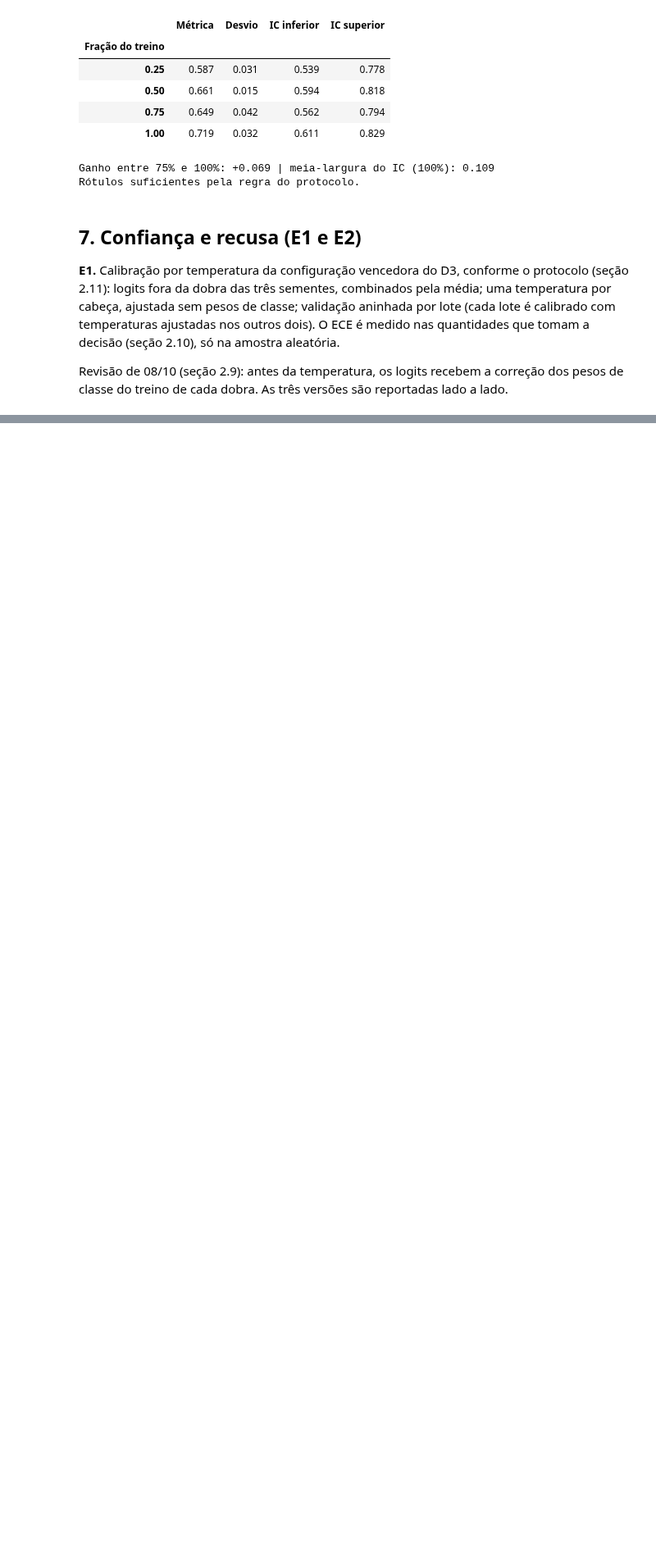
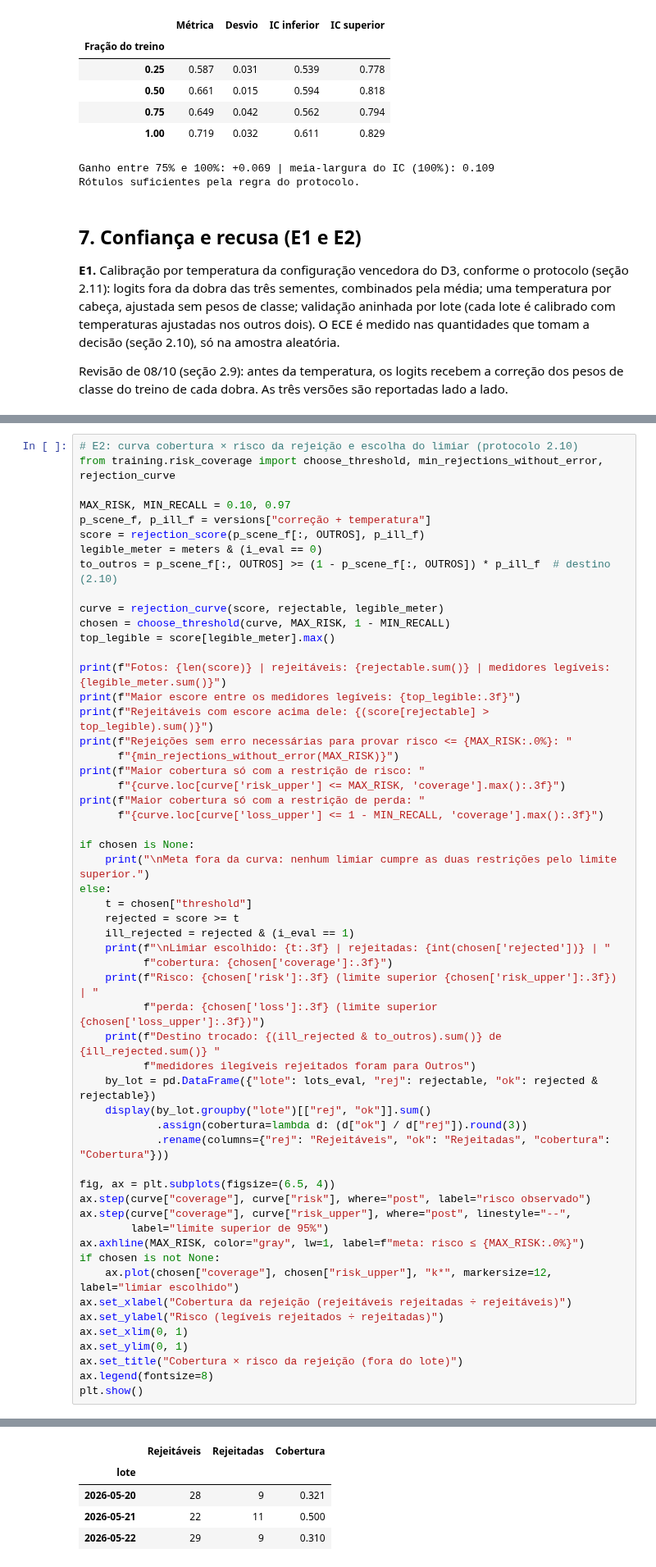
Before and after one commit to phelipecscosta/leitura_automatizada_mostradores_energia_pesquisa, a Jupyter notebook: lab-02/lab02.ipynb, the cells around one changed output, grey strips where cells are left out. Shown at 82% size. Saved outputs shown, nothing was run; the diff lists cells and outputs as text; blank space fills up the shorter version.

Commit message:
feat: traça a curva cobertura × risco da rejeição e fixa o limiar (E2)

```diff
--- a/lab-02/lab02.ipynb
+++ b/lab-02/lab02.ipynb
@@ -830,0 +836,56 @@ plt.show()
+# %%
+# E2: curva cobertura × risco da rejeição e escolha do limiar (protocolo 2.10)
+from training.risk_coverage import choose_threshold, min_rejections_without_error, rejection_curve
+
+MAX_RISK, MIN_RECALL = 0.10, 0.97
+p_scene_f, p_ill_f = versions["correção + temperatura"]
+score = rejection_score(p_scene_f[:, OUTROS], p_ill_f)
+legible_meter = meters & (i_eval == 0)
+to_outros = p_scene_f[:, OUTROS] >= (1 - p_scene_f[:, OUTROS]) * p_ill_f  # destino (2.10)
+
+curve = rejection_curve(score, rejectable, legible_meter)
+chosen = choose_threshold(curve, MAX_RISK, 1 - MIN_RECALL)
+top_legible = score[legible_meter].max()
+
+print(f"Fotos: {len(score)} | rejeitáveis: {rejectable.sum()} | medidores legíveis: {legible_meter.sum()}")
+print(f"Maior escore entre os medidores legíveis: {top_legible:.3f}")
+print(f"Rejeitáveis com escore acima dele: {(score[rejectable] > top_legible).sum()}")
+print(f"Rejeições sem erro necessárias para provar risco <= {MAX_RISK:.0%}: "
+      f"{min_rejections_without_error(MAX_RISK)}")
+print(f"Maior cobertura só com a restrição de risco: "
+      f"{curve.loc[curve['risk_upper'] <= MAX_RISK, 'coverage'].max():.3f}")
+print(f"Maior cobertura só com a restrição de perda: "
+      f"{curve.loc[curve['loss_upper'] <= 1 - MIN_RECALL, 'coverage'].max():.3f}")
+
+if chosen is None:
+    print("\nMeta fora da curva: nenhum limiar cumpre as duas restrições pelo limite superior.")
+else:
+    t = chosen["threshold"]
+    rejected = score >= t
+    ill_rejected = rejected & (i_eval == 1)
+    print(f"\nLimiar escolhido: {t:.3f} | rejeitadas: {int(chosen['rejected'])} | "
+          f"cobertura: {chosen['coverage']:.3f}")
+    print(f"Risco: {chosen['risk']:.3f} (limite superior {chosen['risk_upper']:.3f}) | "
+          f"perda: {chosen['loss']:.3f} (limite superior {chosen['loss_upper']:.3f})")
+    print(f"Destino trocado: {(ill_rejected & to_outros).sum()} de {ill_rejected.sum()} "
+          f"medidores ilegíveis rejeitados foram para Outros")
+    by_lot = pd.DataFrame({"lote": lots_eval, "rej": rejectable, "ok": rejected & rejectable})
+    display(by_lot.groupby("lote")[["rej", "ok"]].sum()
+            .assign(cobertura=lambda d: (d["ok"] / d["rej"]).round(3))
+            .rename(columns={"rej": "Rejeitáveis", "ok": "Rejeitadas", "cobertura": "Cobertura"}))
+
+fig, ax = plt.subplots(figsize=(6.5, 4))
+ax.step(curve["coverage"], curve["risk"], where="post", label="risco observado")
+ax.step(curve["coverage"], curve["risk_upper"], where="post", linestyle="--",
+        label="limite superior de 95%")
+ax.axhline(MAX_RISK, color="gray", lw=1, label=f"meta: risco ≤ {MAX_RISK:.0%}")
+if chosen is not None:
+    ax.plot(chosen["coverage"], chosen["risk_upper"], "k*", markersize=12, label="limiar escolhido")
+ax.set_xlabel("Cobertura da rejeição (rejeitáveis rejeitadas ÷ rejeitáveis)")
+ax.set_ylabel("Risco (legíveis rejeitados ÷ rejeitadas)")
+ax.set_xlim(0, 1)
+ax.set_ylim(0, 1)
+ax.set_title("Cobertura × risco da rejeição (fora do lote)")
+ax.legend(fontsize=8)
+plt.show()
+# %% [output]
@@ -830,0 +902,5 @@ plt.show()
+|  | Rejeitáveis | Rejeitadas | Cobertura |
+| lote |  |  |  |
+| 2026-05-20 | 28 | 9 | 0.321 |
+| 2026-05-21 | 22 | 11 | 0.500 |
+| 2026-05-22 | 29 | 9 | 0.310 |
```
Also changed, not shown: parts of 2 cells of this notebook.
